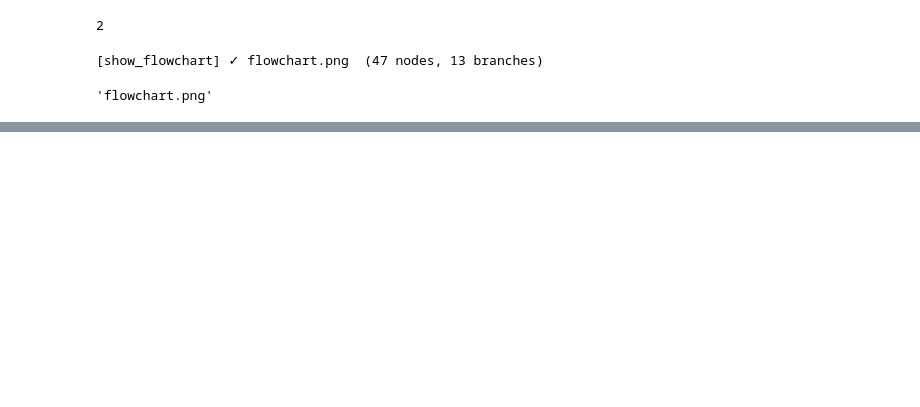
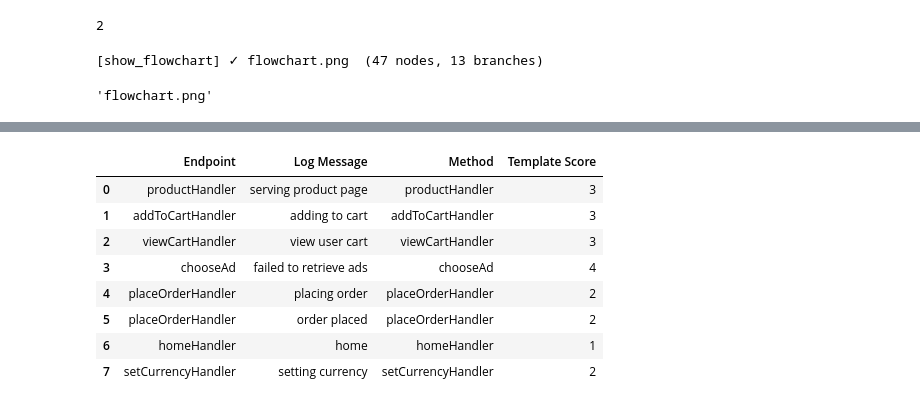
Before and after one commit to ch4t5ky/cpg_rca, a Jupyter notebook: rca.ipynb, the cells around one changed output, grey strips where cells are left out. Drawn from its saved outputs; the diff is of its cells as text; code cells hidden in the pictures; blank space fills up the shorter version.

Commit message:
Add Log to Endpoint search

```diff
--- a/rca.ipynb
+++ b/rca.ipynb
@@ -801,0 +287,9 @@ draw_branching_business_methods_matplotlib(
+# %%
+# Step 1 - Collect all endpoints
+print("STEP 1: COLLECTING ALL ENDPOINTS")
+print("-" * 40)
+detector = EndpointDetector(G)
+all_endpoints = detector.detect()
+print(f"Found {len(all_endpoints)} endpoints:")
+for i, ep in enumerate(all_endpoints):
+    print(f"  {i+1}. {ep.name} -> {ep.full_name}")
@@ -801,0 +475,68 @@ draw_branching_business_methods_matplotlib(
+# %%
+print(f"\nSTEP 5: SHOWING COMPLETE FLOWS TO LOGS")
+print("-" * 40)
+
+if log_to_endpoint_mapping:
+    by_endpoint = defaultdict(list)
+    for mapping in log_to_endpoint_mapping:
+        by_endpoint[mapping['endpoint_name']].append(mapping)
+
+    for endpoint_name, eps in by_endpoint.items():
+        print(f"\n🎯 ENDPOINT: {endpoint_name}")
+        print(f"   Full name: {eps[0]['endpoint_full_name']}")
+        print(f"   Total logs: {len(eps)}")
+
+        for i, mapping in enumerate(eps):
+            print(f"\n   📝 Log {i+1}: {mapping['log_message']}")
+            print(f"      Method: {mapping['log_method']}()")
+            print(f"      Template: {mapping['log_template']}")
+            print(f"      Score: {mapping['log_score']}")
+
+            flow = mapping['endpoint_flow']
+            # Use resolved_full_name (exact) to look up method_paths, not the raw log method name
+            target_full_name = mapping['resolved_full_name']
+
+            if hasattr(flow, 'method_paths') and target_full_name in flow.method_paths:
+                paths = flow.method_paths[target_full_name]
+                print(f"      Execution paths to this log ({len(paths)} paths):")
+
+                for j, path in enumerate(paths[:3]):
+                    path_methods = []
+                    for segment in path.segments:
+                        for node in segment.nodes:
+                            if hasattr(node, 'method_name') and node.method_name:
+                                if node.method_name not in path_methods:
+                                    path_methods.append(node.method_name)
+
+                    if path_methods:
+                        print(f"        Path {j+1}: {' → '.join(path_methods)}")
+
+                    conditions = [seg.condition for seg in path.segments if seg.condition]
+                    if conditions:
+                        print(f"                Conditions: {', '.join(conditions)}")
+
+                if len(paths) > 3:
+                    print(f"        ... and {len(paths) - 3} more paths")
+            else:
+                print(f"      No detailed path information available")
+
+    print(f"\n📊 SUMMARY DATAFRAME:")
+    df_summary = pd.DataFrame([
+        {
+            'Endpoint': m['endpoint_name'],
+            'Log Message': m['log_message'][:50] + '...' if len(m['log_message']) > 50 else m['log_message'],
+            'Method': m['log_method'],
+            'Template Score': m['log_score']
+        }
+        for m in log_to_endpoint_mapping
+    ])
+    display(df_summary)
+
+    print(f"\n💾 EXPORTING RESULTS...")
+    full_df = pd.DataFrame(log_to_endpoint_mapping)
+    full_df.to_csv('endpoint_log_flows.csv', index=False)
+    print(f"   Saved to: endpoint_log_flows.csv")
+
+else:
+    print("❌ No log-to-endpoint mappings found!")
+# %% [output]
@@ -801,0 +560,9 @@ draw_branching_business_methods_matplotlib(
+|  | Endpoint | Log Message | Method | Template Score |
+| 0 | productHandler | serving product page | productHandler | 3 |
+| 1 | addToCartHandler | adding to cart | addToCartHandler | 3 |
+| 2 | viewCartHandler | view user cart | viewCartHandler | 3 |
+| 3 | chooseAd | failed to retrieve ads | chooseAd | 4 |
+| 4 | placeOrderHandler | placing order | placeOrderHandler | 2 |
+| 5 | placeOrderHandler | order placed | placeOrderHandler | 2 |
+| 6 | homeHandler | home | homeHandler | 1 |
+| 7 | setCurrencyHandler | setting currency | setCurrencyHandler | 2 |
```
Also changed, not shown: parts of 13 cells of this notebook, 2 other files.
